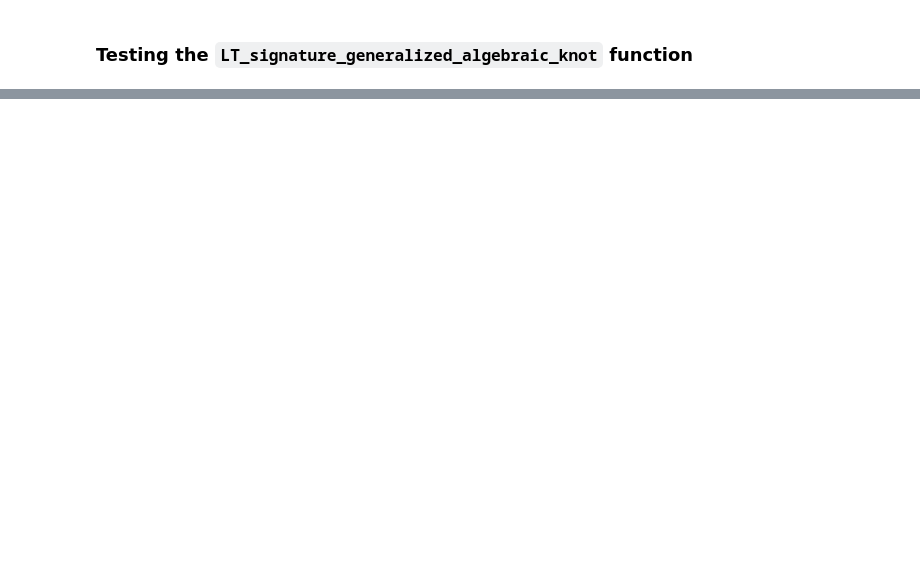
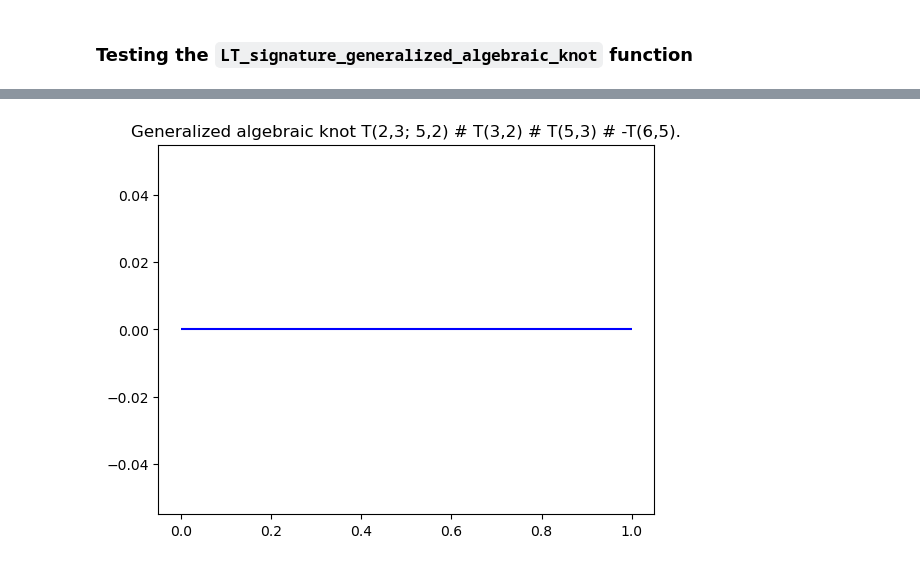
Before and after one commit to wpolitarczyk/signature-function, a Jupyter notebook: notebooks/LT-signature.ipynb, the cells around one changed output, grey strips where cells are left out. Saved outputs shown, nothing was run; the diff lists cells and outputs as text; code cells hidden in the pictures; blank space fills up the shorter version.

```diff
--- a/notebooks/LT-signature.ipynb
+++ b/notebooks/LT-signature.ipynb
@@ -184,0 +314,4 @@ SignaturePloter.plot(sig, title="Generalized algebraic knot T(2,3;6,5) # -T(3,4;
+# %%
+SignaturePloter.plot(sig, title=f"Generalized algebraic knot {gaknot_desc_to_txt(desc)}.")
+# %% [output]
+[figure, added]
```
Also changed, not shown: parts of 16 cells of this notebook.
